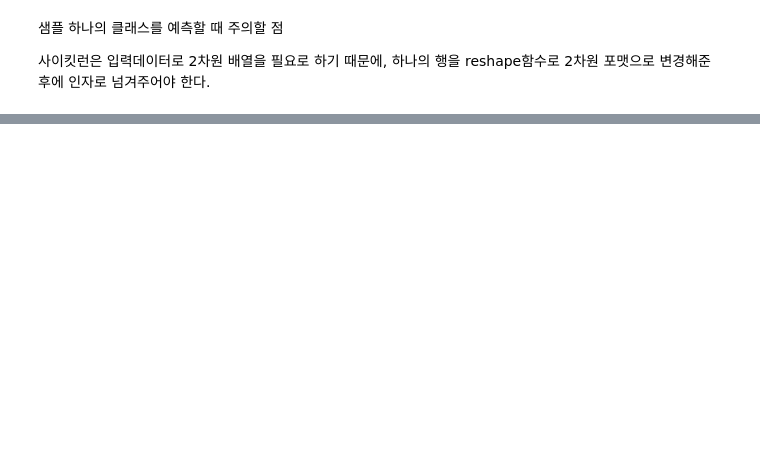
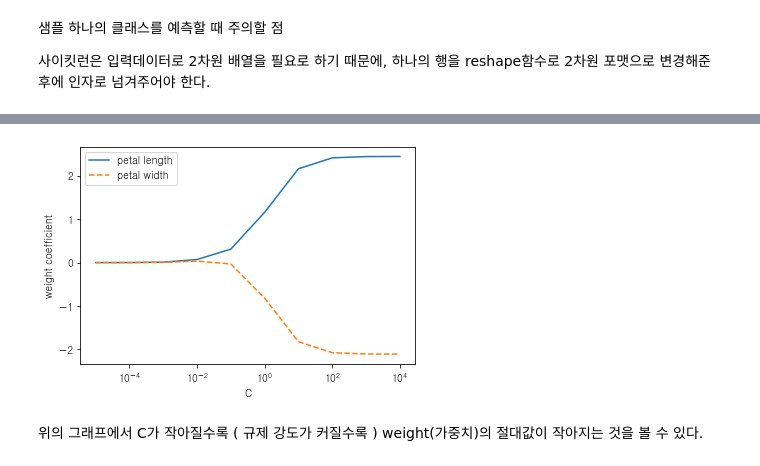
Before and after one commit to LeeDaeWook/ML_study, a Jupyter notebook: ml_study.ipynb, the cells around one changed output, grey strips where cells are left out. Saved outputs shown, nothing was run; the diff lists cells and outputs as text; code cells hidden in the pictures; blank space fills up the shorter version.

```diff
--- a/ml_study.ipynb
+++ b/ml_study.ipynb
@@ -730,0 +791,23 @@ lr.predict(X_test_std[:3, :])
+# %%
+weights, params = [], []
+for c in np.arange(-5, 5):
+    lr = LogisticRegression(C=10.**c, random_state=1, multi_class='ovr')
+    """
+    매개변수 C는 규제 하이퍼파라미터의 역수
+    즉, C가 커질수록 규제 강도가 약해지고, C가 작아질수록 규제 강도가 강해진다.
+    """
+    lr.fit(X_train_std, y_train)
+    weights.append(lr.coef_[1]) # logistic regression의 coef는 각 feature에 대한 weight (여기서는 1번째 클래스에 대한 weight만 사용)
+    params.append(10.**c)
+weights = np.array(weights)
+plt.plot(params, weights[:, 0], label='petal length')
+plt.plot(params, weights[:, 1], linestyle='--', label='petal width')
+plt.ylabel('weight coefficient')
+plt.xlabel('C')
+plt.legend(loc='upper left')
+plt.xscale('log')
+plt.show()
+# %% [output]
+[figure, added]
+# %% [markdown]
+위의 그래프에서 C가 작아질수록 ( 규제 강도가 커질수록 ) weight(가중치)의 절대값이 작아지는 것을 볼 수 있다.
```
Also changed, not shown: parts of 20 cells of this notebook.
